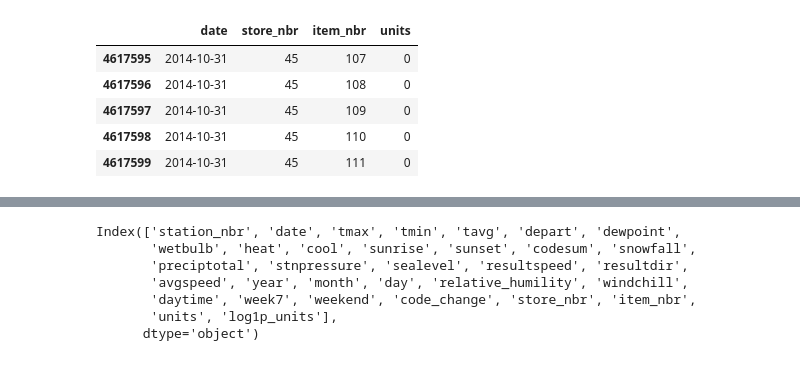
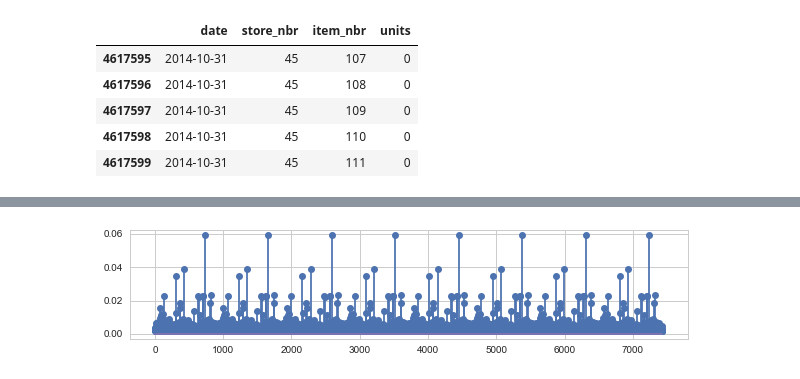
Before and after one commit to Junhojuno/Walmart-sales-in-stormy-weather, a Jupyter notebook: weather2_code/station1.ipynb, the cells around one changed output, grey strips where cells are left out. Drawn from its saved outputs; the diff is of its cells as text; code cells hidden in the pictures.

```diff
--- a/weather2_code/station1.ipynb
+++ b/weather2_code/station1.ipynb
@@ -82,10 +442,11 @@ station = station[station["units"] > 0].reset_index(drop=True)
-# %%
-station.columns
-# %% [output]
-Index(['station_nbr', 'date', 'tmax', 'tmin', 'tavg', 'depart', 'dewpoint',
-       'wetbulb', 'heat', 'cool', 'sunrise', 'sunset', 'codesum', 'snowfall',
-       'preciptotal', 'stnpressure', 'sealevel', 'resultspeed', 'resultdir',
-       'avgspeed', 'year', 'month', 'day', 'relative_humility', 'windchill',
-       'daytime', 'week7', 'weekend', 'code_change', 'store_nbr', 'item_nbr',
-       'units', 'log1p_units'],
-      dtype='object')
+# %%
+# set(range(len(station)))
+# len(stn_real)
+influence = result.get_influence()
+hat = influence.hat_matrix_diag
+
+plt.figure(figsize=(10, 2))
+plt.stem(hat)
+plt.show()
+# %% [output]
+[figure, added]
```
Also changed, not shown: parts of 73 cells of this notebook.
